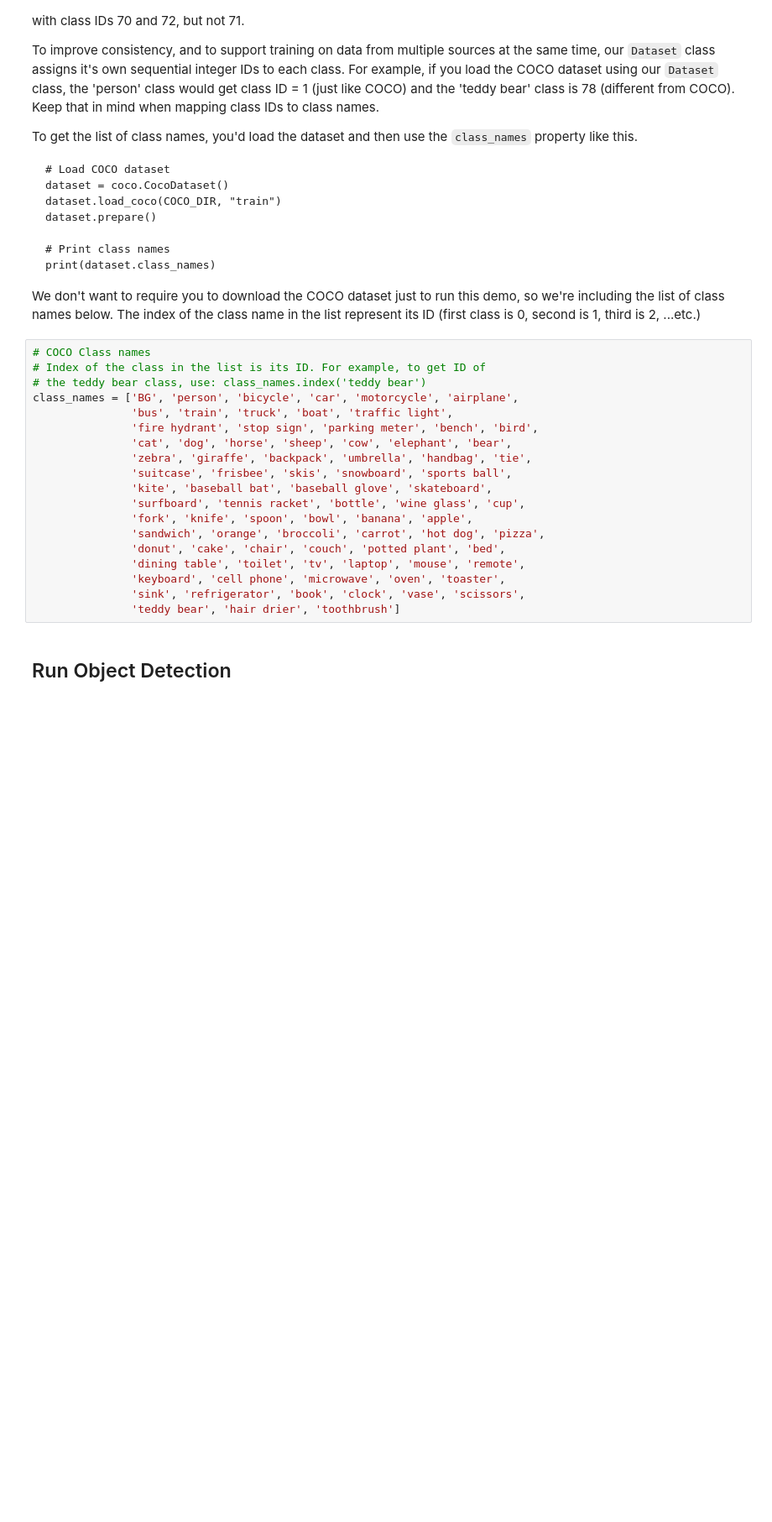
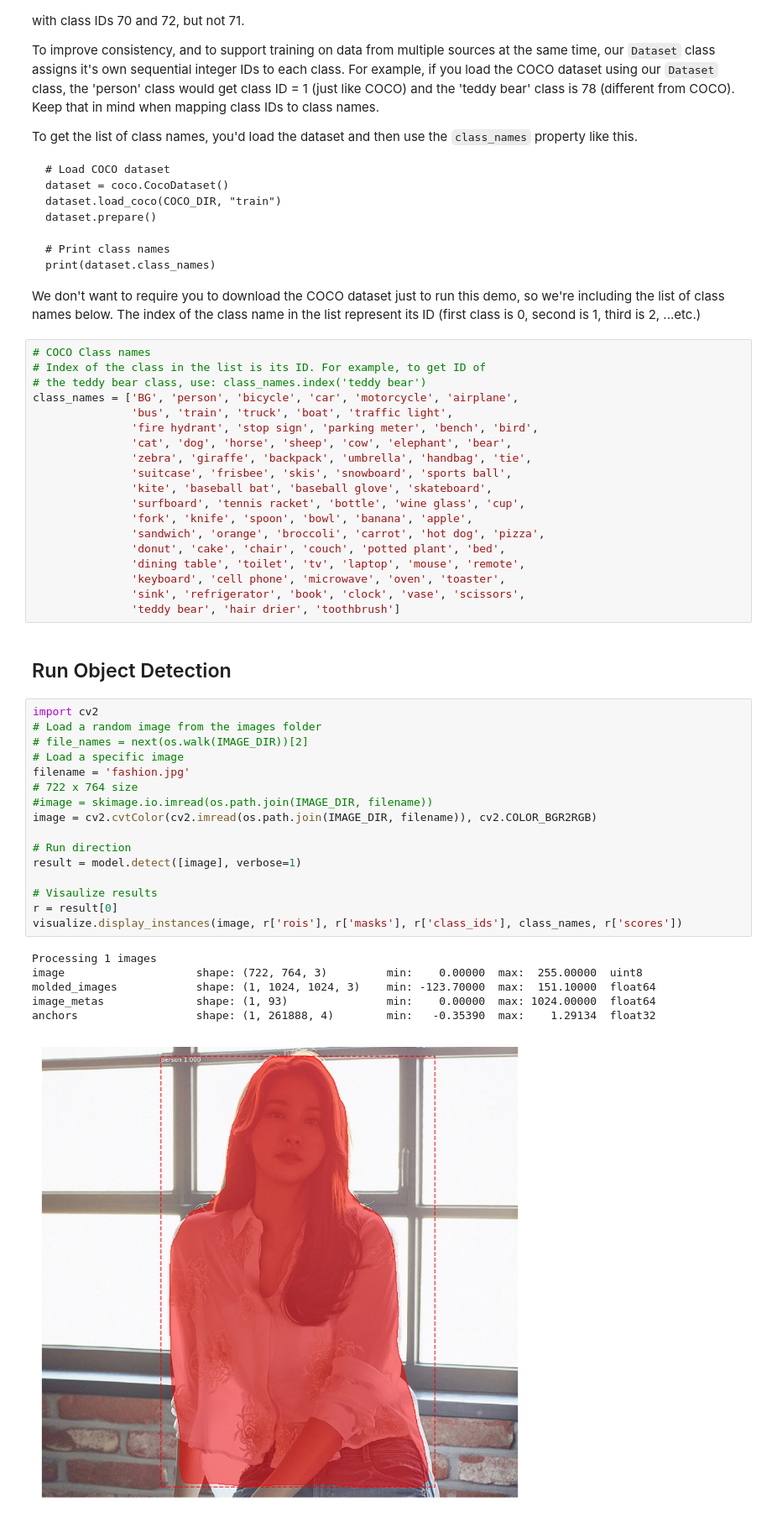
Before and after one commit to yhhyunn/mask_rcnn_clone, a Jupyter notebook: mask_demo.ipynb, the cells around one changed output. Shown at 84% size. Saved outputs shown, nothing was run; the diff lists cells and outputs as text; blank space fills up the shorter version.

```diff
--- a/mask_demo.ipynb
+++ b/mask_demo.ipynb
@@ -121,3 +123,26 @@ class_names = ['BG', 'person', 'bicycle', 'car', 'motorcycle', 'airplane',
                'teddy bear', 'hair drier', 'toothbrush']
 # %% [markdown]
 ## Run Object Detection
+# %%
+import cv2
+# Load a random image from the images folder
+# file_names = next(os.walk(IMAGE_DIR))[2]
+# Load a specific image
+filename = 'fashion.jpg'
+# 722 x 764 size
+#image = skimage.io.imread(os.path.join(IMAGE_DIR, filename))
+image = cv2.cvtColor(cv2.imread(os.path.join(IMAGE_DIR, filename)), cv2.COLOR_BGR2RGB)
+
+# Run direction
+result = model.detect([image], verbose=1)
+
+# Visaulize results
+r = result[0]
+visualize.display_instances(image, r['rois'], r['masks'], r['class_ids'], class_names, r['scores'])
+# %% [output]
+Processing 1 images
+image                    shape: (722, 764, 3)         min:    0.00000  max:  255.00000  uint8
+molded_images            shape: (1, 1024, 1024, 3)    min: -123.70000  max:  151.10000  float64
+image_metas              shape: (1, 93)               min:    0.00000  max: 1024.00000  float64
+anchors                  shape: (1, 261888, 4)        min:   -0.35390  max:    1.29134  float32
+[figure, added]
```
Also changed, not shown: parts of 9 cells of this notebook.
